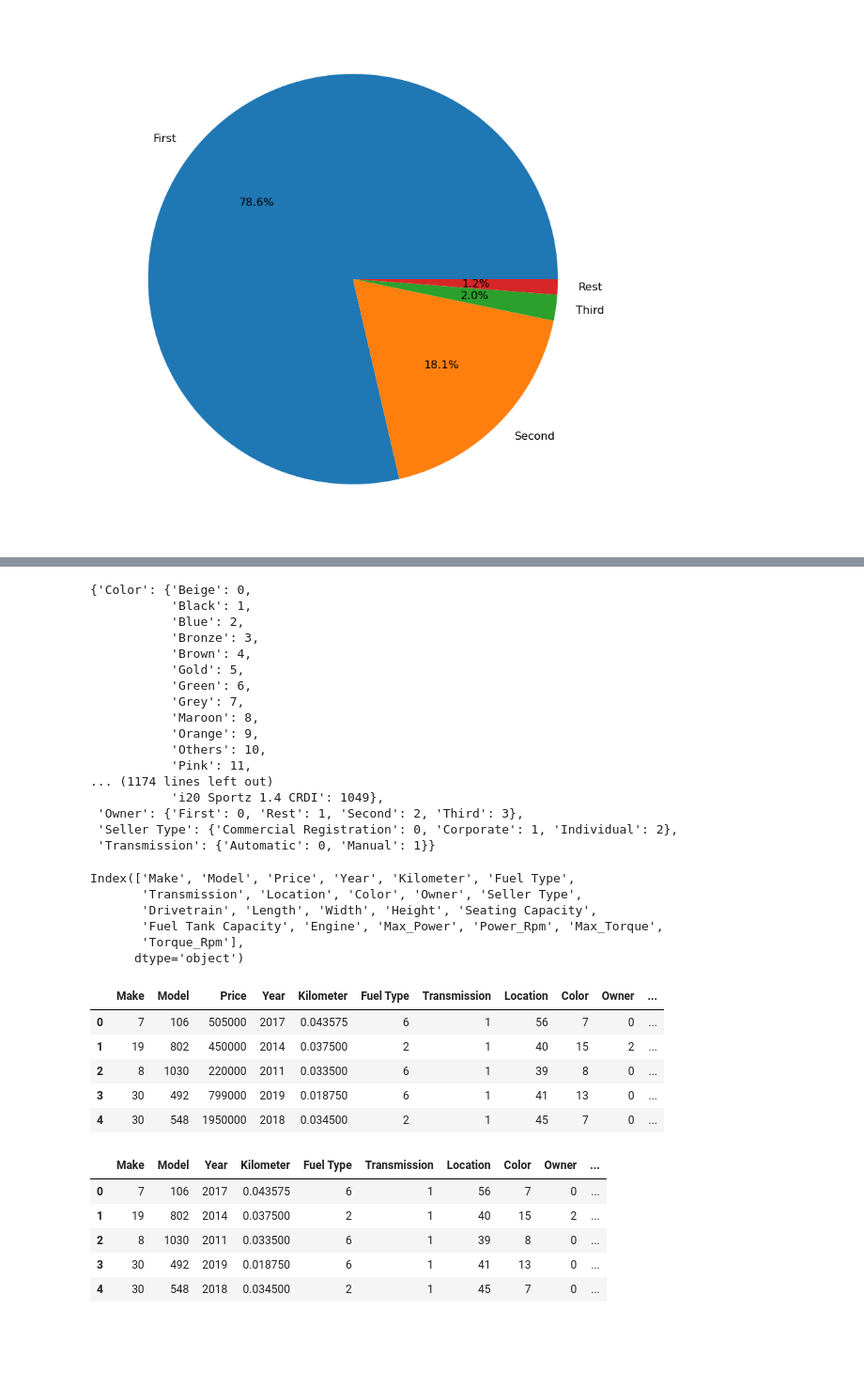
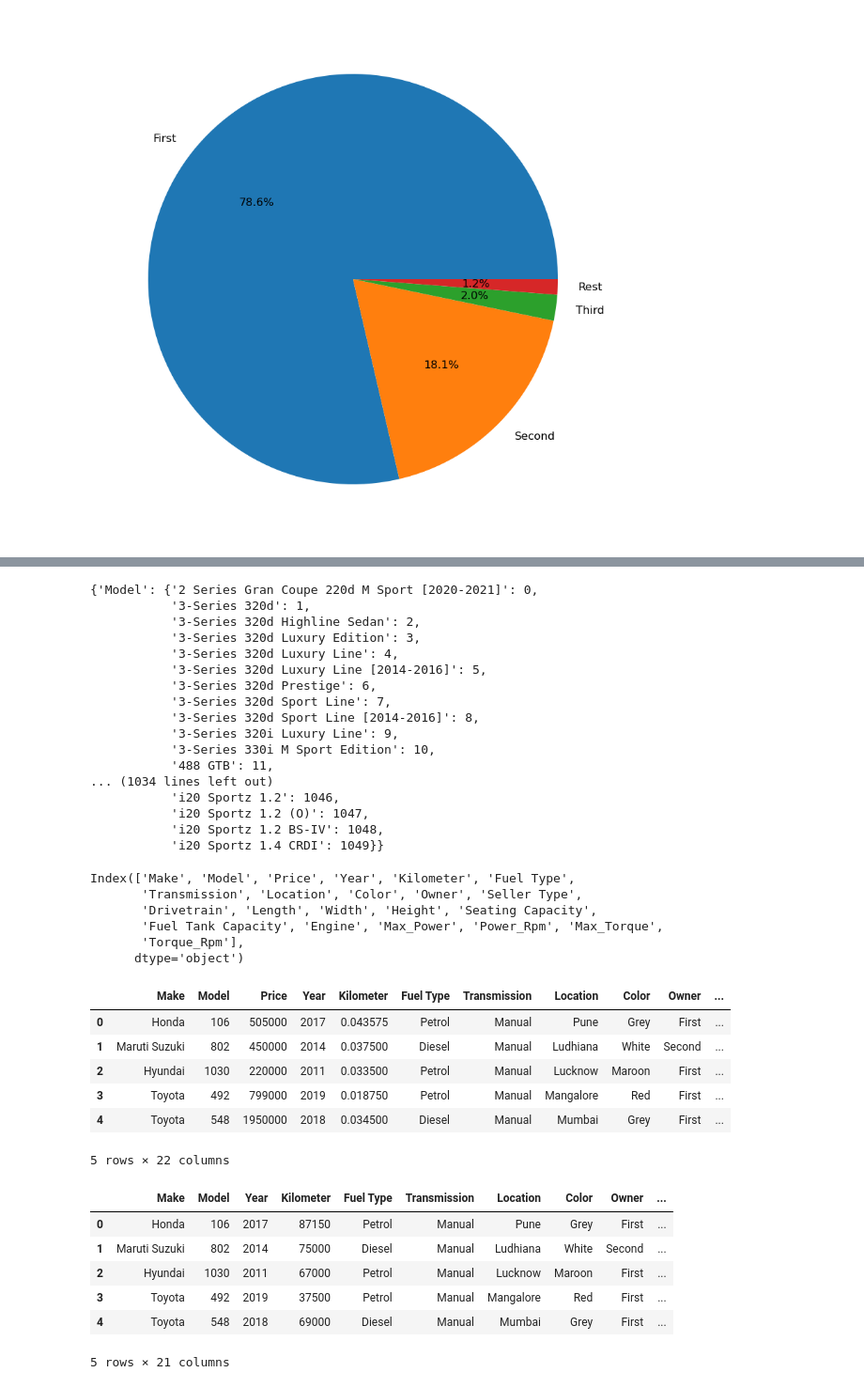
Before and after one commit to adityasolanki205/Car-Price-Prediction-Kaggle, a Jupyter notebook: Car Price Prediction.ipynb, the cells around one changed output, grey strips where cells are left out. Shown at 94% size. Drawn from its saved outputs; the diff is of its cells as text; code cells hidden in the pictures; blank space fills up the shorter version.

```diff
--- a/Car Price Prediction.ipynb
+++ b/Car Price Prediction.ipynb
@@ -116,8 +125,7 @@ df.head()
 # %%
 df.rename(columns = {'Engine_Power':'Engine'}, inplace = True)
 # %%
-pd.set_option('display.max_columns', 100)
-pd.set_option('display.max_rows', 1000)
+#d.set_option('display.max_columns', 100)
 # %%
 df.head()
 # %% [output]
@@ -296,5 +304,6 @@ Name: Owner, dtype: int64
 # %%
-col = ['Make','Model', 'Fuel Type','Transmission', 'Location', 'Color', 'Owner', 'Seller Type','Drivetrain']
+#Label Encoding
+col = ['Model']
 mapping = {}
 for i in range(len(col)):
     le = LabelEncoder()
@@ -311,23 +321,23 @@ df.head()
 # %%
 pprint.pprint(mapping)
 # %% [output]
-{'Color': {'Beige': 0,
-           'Black': 1,
-           'Blue': 2,
-           'Bronze': 3,
-           'Brown': 4,
-           'Gold': 5,
-           'Green': 6,
-           'Grey': 7,
-           'Maroon': 8,
-           'Orange': 9,
-           'Others': 10,
-           'Pink': 11,
-... (1174 lines left out)
-           'i20 Sportz 1.4 CRDI': 1049},
- 'Owner': {'First': 0, 'Rest': 1, 'Second': 2, 'Third': 3},
- 'Seller Type': {'Commercial Registration': 0, 'Corporate': 1, 'Individual': 2},
- 'Transmission': {'Automatic': 0, 'Manual': 1}}
+{'Model': {'2 Series Gran Coupe 220d M Sport [2020-2021]': 0,
+           '3-Series 320d': 1,
+           '3-Series 320d Highline Sedan': 2,
+           '3-Series 320d Luxury Edition': 3,
+           '3-Series 320d Luxury Line': 4,
+           '3-Series 320d Luxury Line [2014-2016]': 5,
+           '3-Series 320d Prestige': 6,
+           '3-Series 320d Sport Line': 7,
+           '3-Series 320d Sport Line [2014-2016]': 8,
+           '3-Series 320i Luxury Line': 9,
+           '3-Series 330i M Sport Edition': 10,
+           '488 GTB': 11,
+... (1034 lines left out)
+           'i20 Sportz 1.2': 1046,
+           'i20 Sportz 1.2 (O)': 1047,
+           'i20 Sportz 1.2 BS-IV': 1048,
+           'i20 Sportz 1.4 CRDI': 1049}}
 # %%
 df.columns
 # %% [output]
@@ -338,6 +348,7 @@ Index(['Make', 'Model', 'Price', 'Year', 'Kilometer', 'Fuel Type',
        'Torque_Rpm'],
       dtype='object')
 # %%
+# Min Max Scaling
 scaled_columns = ['Kilometer', 'Length', 'Width', 'Height', 'Fuel Tank Capacity', 'Engine', 'Max_Power', 'Power_Rpm', 'Max_Torque','Torque_Rpm']
 scaler = MinMaxScaler()
 df_scaled = df.copy()
@@ -345,8 +356,9 @@ df_scaled[scaled_columns] = scaler.fit_transform(df[scaled_columns])
 df_scaled.head()
 # %% [output]
 |  | Make | Model | Price | Year | Kilometer | Fuel Type | Transmission | Location | Color | Owner | ... |
-| 0 | 7 | 106 | 505000 | 2017 | 0.043575 | 6 | 1 | 56 | 7 | 0 | ... |
-| 1 | 19 | 802 | 450000 | 2014 | 0.037500 | 2 | 1 | 40 | 15 | 2 | ... |
-| 2 | 8 | 1030 | 220000 | 2011 | 0.033500 | 6 | 1 | 39 | 8 | 0 | ... |
-| 3 | 30 | 492 | 799000 | 2019 | 0.018750 | 6 | 1 | 41 | 13 | 0 | ... |
-| 4 | 30 | 548 | 1950000 | 2018 | 0.034500 | 2 | 1 | 45 | 7 | 0 | ... |
+| 0 | Honda | 106 | 505000 | 2017 | 0.043575 | Petrol | Manual | Pune | Grey | First | ... |
+| 1 | Maruti Suzuki | 802 | 450000 | 2014 | 0.037500 | Diesel | Manual | Ludhiana | White | Second | ... |
+| 2 | Hyundai | 1030 | 220000 | 2011 | 0.033500 | Petrol | Manual | Lucknow | Maroon | First | ... |
+| 3 | Toyota | 492 | 799000 | 2019 | 0.018750 | Petrol | Manual | Mangalore | Red | First | ... |
+| 4 | Toyota | 548 | 1950000 | 2018 | 0.034500 | Diesel | Manual | Mumbai | Grey | First | ... |
+5 rows × 22 columns
@@ -355,12 +365,16 @@ y = df_scaled['Price']
 # %%
-df_scaled.drop('Price',axis= 1,  inplace = True)
+# Creating Label
+y = df['Price']
+df.drop('Price',axis= 1,  inplace = True)
 # %%
-X = df_scaled.copy()
+# Creating Feature data
+X = df.copy()
 X.head()
 # %% [output]
 |  | Make | Model | Year | Kilometer | Fuel Type | Transmission | Location | Color | Owner | ... |
-| 0 | 7 | 106 | 2017 | 0.043575 | 6 | 1 | 56 | 7 | 0 | ... |
-| 1 | 19 | 802 | 2014 | 0.037500 | 2 | 1 | 40 | 15 | 2 | ... |
-| 2 | 8 | 1030 | 2011 | 0.033500 | 6 | 1 | 39 | 8 | 0 | ... |
-| 3 | 30 | 492 | 2019 | 0.018750 | 6 | 1 | 41 | 13 | 0 | ... |
-| 4 | 30 | 548 | 2018 | 0.034500 | 2 | 1 | 45 | 7 | 0 | ... |
+| 0 | Honda | 106 | 2017 | 87150 | Petrol | Manual | Pune | Grey | First | ... |
+| 1 | Maruti Suzuki | 802 | 2014 | 75000 | Diesel | Manual | Ludhiana | White | Second | ... |
+| 2 | Hyundai | 1030 | 2011 | 67000 | Petrol | Manual | Lucknow | Maroon | First | ... |
+| 3 | Toyota | 492 | 2019 | 37500 | Petrol | Manual | Mangalore | Red | First | ... |
+| 4 | Toyota | 548 | 2018 | 69000 | Diesel | Manual | Mumbai | Grey | First | ... |
+5 rows × 21 columns
```
Also changed, not shown: parts of 53 cells of this notebook.
